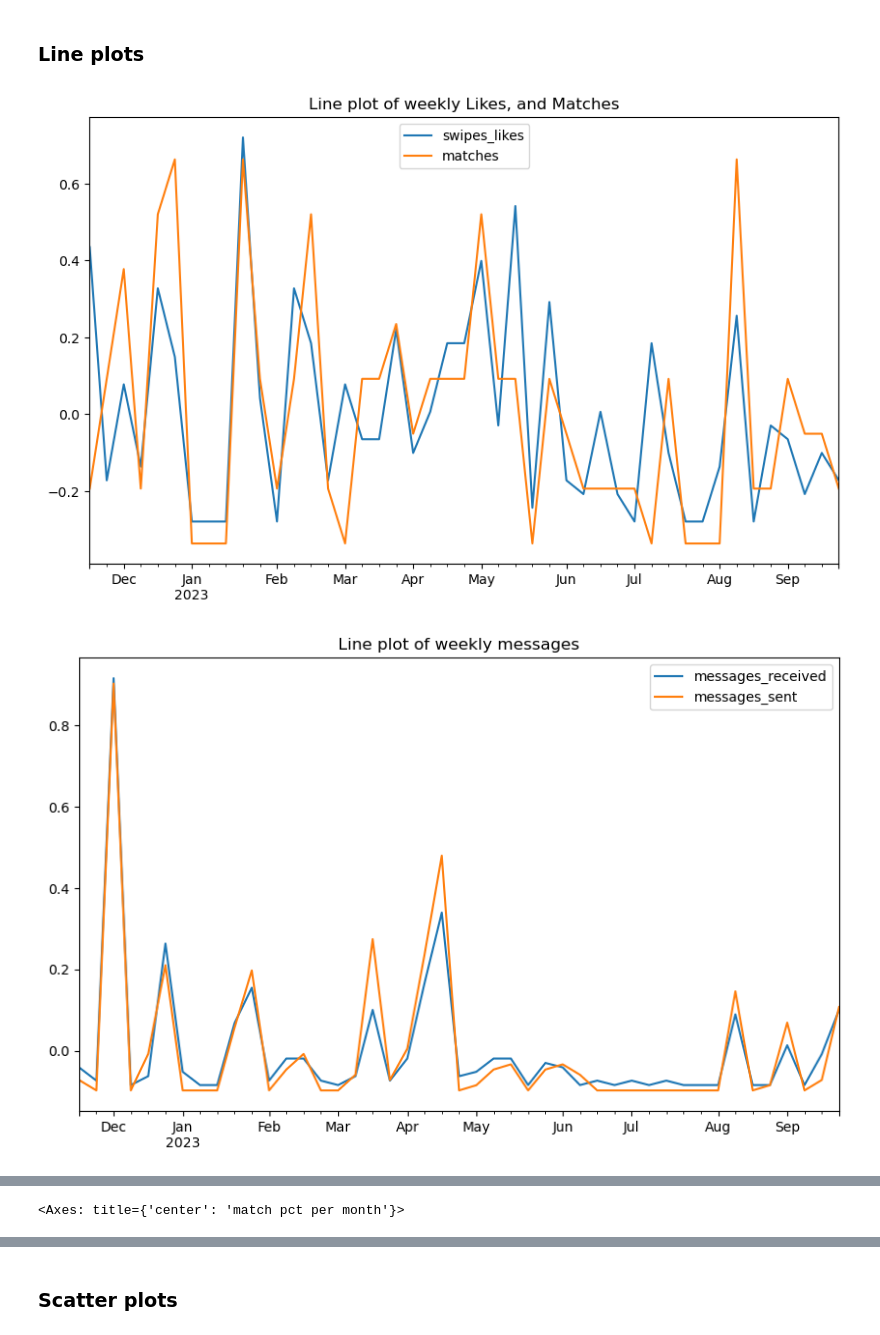
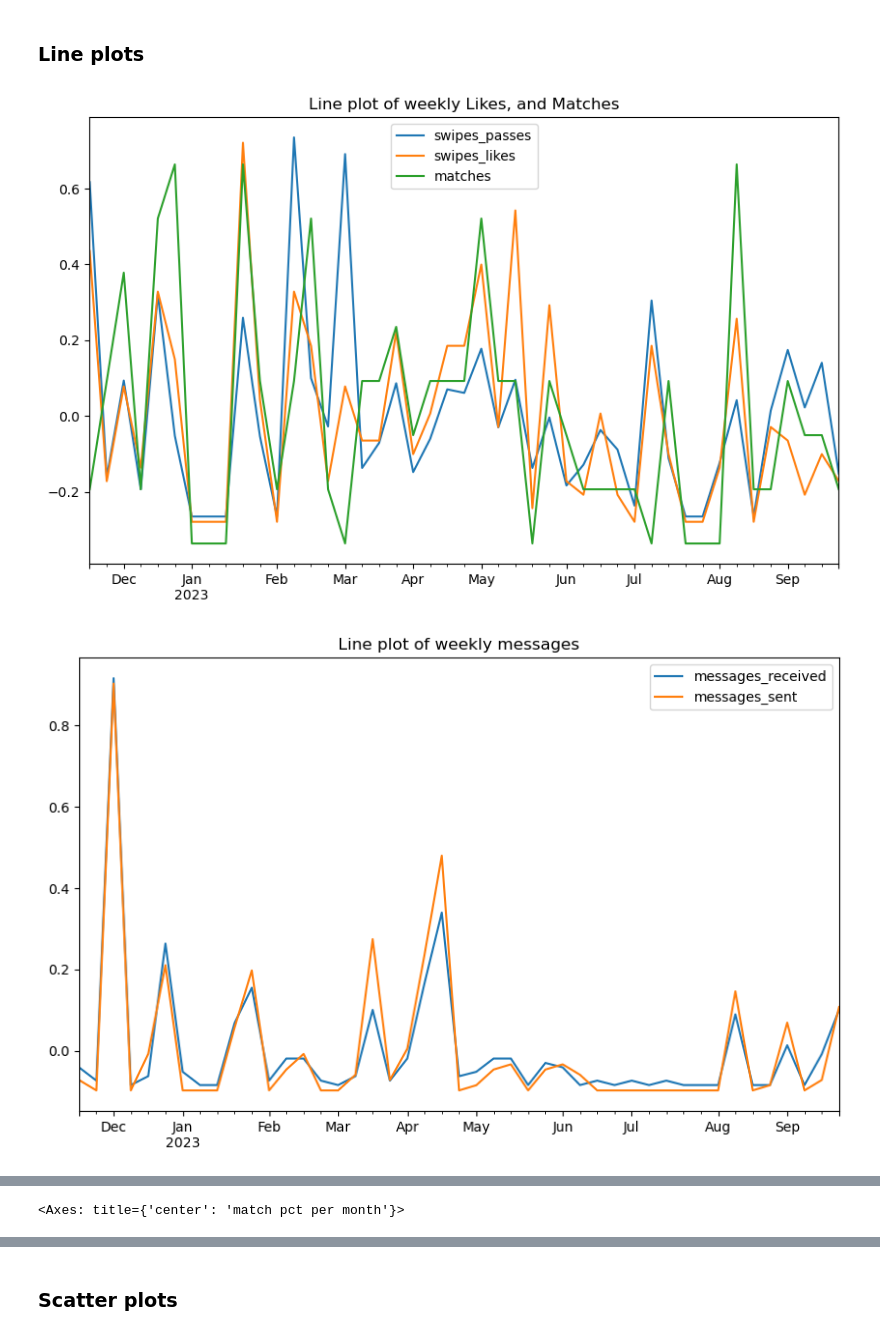
Before and after one commit to saminourji/TinderAnalysis, a Jupyter notebook: main.ipynb, the cells around one changed output, grey strips where cells are left out. Drawn from its saved outputs; the diff is of its cells as text; code cells hidden in the pictures.

Commit message:
Small line plot change

```diff
--- a/main.ipynb
+++ b/main.ipynb
@@ -173,7 +173,7 @@ print(monthly.columns)
 #Weekly Passes, Likes, and Matches
 plt.figure(figsize=(10, 6))
 ax = plt.gca()
-# weekly_scaled.plot(y = "swipes_passes", figsize=(10, 6), ax = ax)
+weekly_scaled.plot(y = "swipes_passes", figsize=(10, 6), ax = ax)
 weekly_scaled.plot(y = "swipes_likes", figsize=(10, 6), ax = ax, title = "Line plot of weekly Likes, and Matches")
 weekly_scaled.plot(y = "matches", figsize=(10, 6), ax = ax)
 plt.show()
@@ -209,34 +209,34 @@ plt.show()
 #matches per day
 # df.plot(y = "matches", figsize=(10, 6), title = "matches per day") #bad
 
 #matches daily progression
 fig, ax1 = plt.subplots(figsize=(10,6))
 ax1.plot(df.index, df["matches_cumsum"], color = "blue")
 ax2 = ax1.twinx()
 ax2.plot(df.index, df["likes_cumsum"], color = "red")
 
 ax1.set_xlabel('Date')
 ax1.set_ylabel('Matches', color='blue')
 ax2.set_ylabel('Likes', color='red')
 
 lines, labels = ax1.get_legend_handles_labels()
 lines2, labels2 = ax2.get_legend_handles_labels()
 ax2.legend(lines + lines2, labels + labels2, loc='upper left')
 
 plt.title("Daily progression of Likes vs Matches")
 plt.show()
 
 #passes per weeks
 # weekly.plot(y = "swipes_likes", figsize=(10, 6), title = "passes per weeks")
 
 #match pct weeks
 # weekly_bis = weekly.filter(weekly["matches"] != 0)
 # weekly.plot(y = "matches_like_pct", figsize=(10, 6), title = "match pct per week")
 
 #match pct month
 monthly_scaled.plot(y = "matches_like_pct", figsize=(10, 6), title = "match pct per month")
 # %% [output]
-[figure, old version]
+[figure, new version]
 [figure]
 [figure]
 [figure]
```
Also changed, not shown: parts of 1 cell of this notebook.
